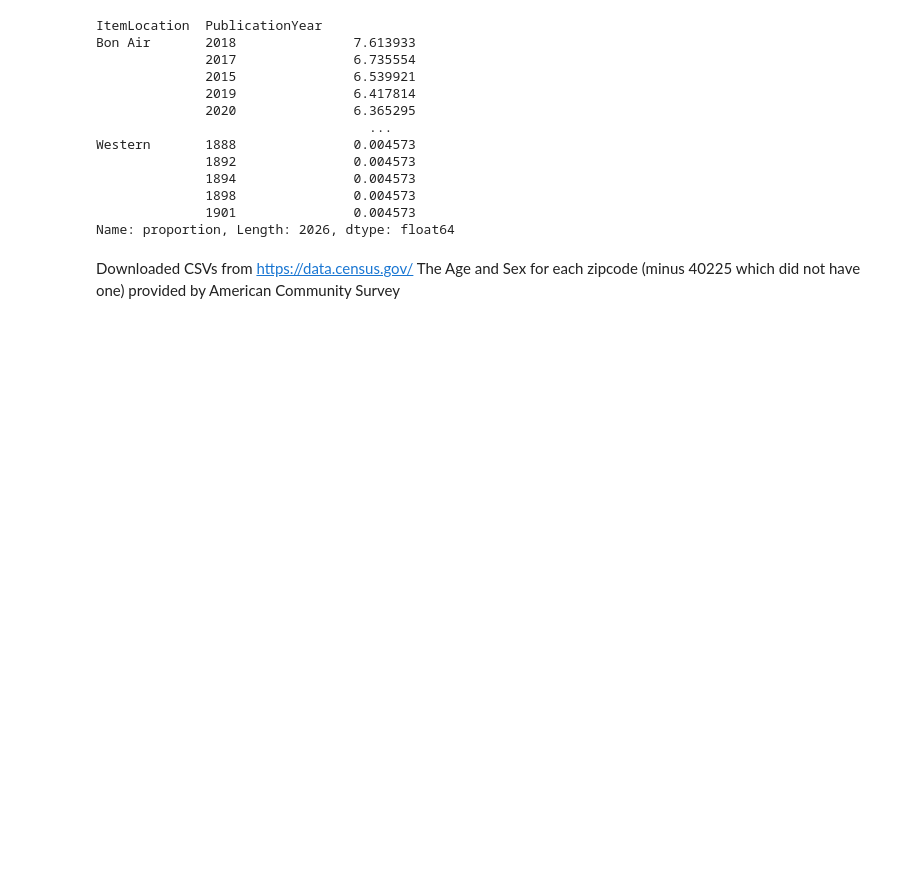
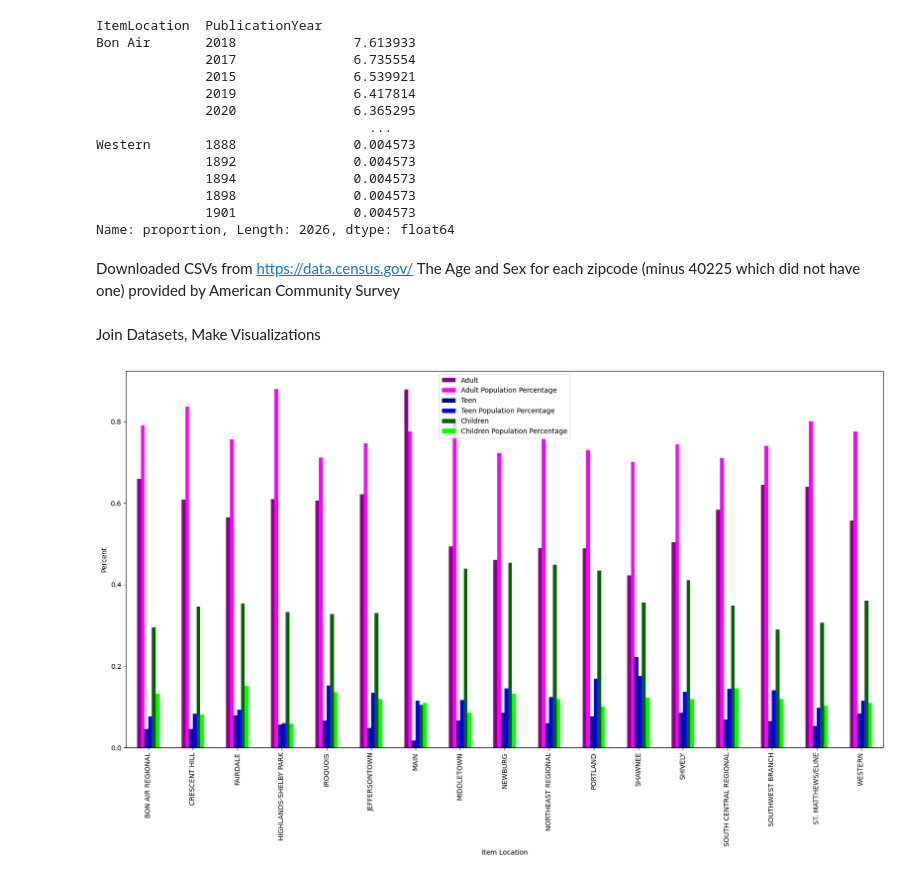
Before and after one commit to NicholasJCampbell/library_comparisons, a Jupyter notebook: Library_Comparisons.ipynb, the cells around one changed output. Drawn from its saved outputs; the diff is of its cells as text; code cells hidden in the pictures; blank space fills up the shorter version.

Commit message:
joined tables and made a bar chart

```diff
--- a/Library_Comparisons.ipynb
+++ b/Library_Comparisons.ipynb
@@ -53,3 +24,12 @@ library_collection = pd.concat([c1, c2, c3, c4, c5, c6, c7, c8, c9, c10, c11, c1
+# %%
+# makes list of file paths
+file_paths = [f'librarycollection/collection_{i}.csv' for i in range(1, 26)]
+
+# Reads data from each file into a DataFrame
+dataframes = [pd.read_csv(file) for file in file_paths]
+
+# Concatenate all DataFrames into one
+library_collection = pd.concat(dataframes, ignore_index=True)
 # %%
 def cleaning_data(library_collection):
     library_collection = library_collection.dropna(subset = ["ItemCollection", "ItemLocation"])
@@ -136,7 +116,7 @@ map_dict = {'Bon Air':'40220', 'Crescent Hill': '40206', 'Fairdale': '40118', 'H
 librarysorted["zipcode"] = librarysorted["ItemLocation"].map(map_dict)
 # %%
 library_by_location = librarysorted[['zipcode','ItemCollection','ItemLocation']].groupby(['ItemLocation']).value_counts(normalize=True).reset_index(name='Percent')
-library_by_location['Percent'] = library_by_location['Percent']
+library_by_location['Percent'] = library_by_location['Percent'] * 100
 # %%
 # separating adult, teen, children by column to work better in tableau
 bon_air = library_by_location[0:3]
@@ -908,9 +952,9 @@ def getting_percentages(x):
     x['Total Estimate'] = x['Total Estimate'].str.replace(',', '', regex=False)
     x['Total Estimate'] = x['Total Estimate'].fillna(0)
     x['Total Estimate'] = x['Total Estimate'].astype(float)
-    x['Children Population Percentage'] = ((x.iloc[2, 1] + x.iloc[3, 1]) / x.iloc[0, 1])
-    x['Teen Population Percentage'] = ((x.iloc[4, 1] + x.iloc[5, 1]) / x.iloc[0, 1])
-    x['Adult Population Percentage'] = ((x.iloc[6, 1] + x.iloc[7, 1] + x.iloc[8, 1] + x.iloc[9, 1] + x.iloc[10, 1] + x.iloc[11, 1] + x.iloc[12, 1] + x.iloc[13, 1] + x.iloc[14, 1] + x.iloc[15, 1] + x.iloc[16, 1] + x.iloc[17, 1] + x.iloc[18, 1] + x.iloc[19, 1]) / x.iloc[0, 1])
+    x['Children Population Percentage'] = ((x.iloc[2, 1] + x.iloc[3, 1]) / x.iloc[0, 1]) * 100
+    x['Teen Population Percentage'] = ((x.iloc[4, 1] + x.iloc[5, 1]) / x.iloc[0, 1]) * 100
+    x['Adult Population Percentage'] = ((x.iloc[6, 1] + x.iloc[7, 1] + x.iloc[8, 1] + x.iloc[9, 1] + x.iloc[10, 1] + x.iloc[11, 1] + x.iloc[12, 1] + x.iloc[13, 1] + x.iloc[14, 1] + x.iloc[15, 1] + x.iloc[16, 1] + x.iloc[17, 1] + x.iloc[18, 1] + x.iloc[19, 1]) / x.iloc[0, 1]) *100
     x.drop(['Total Estimate', 'Percent Estimate', 'Label (Grouping)'], axis=1, inplace=True)
     x.drop(x.index[1:20], inplace=True)
     return(x)
@@ -965,0 +1007,13 @@ zipcodes_combined.to_csv("zipcodes_combined.csv")
+# %% [markdown]
+Join Datasets, Make Visualizations
+# %%
+joined = pd.merge(libraries_fixed, zipcodes_combined, on='zipcode', how='left')
+joined_reordered = joined[['ItemLocation', 'zipcode', 'Adult', 'Adult Population Percentage', 'Teen', 'Teen Population Percentage', 'Children', 'Children Population Percentage']]
+# %%
+colors = ['darkmagenta', 'magenta', 'darkblue', 'blue', 'darkgreen', 'lime']
+joined_reordered.plot(x='ItemLocation', kind="bar", color=colors, figsize=(20, 10))
+plt.xlabel('Item Location')
+plt.ylabel('Percent')
+plt.show()
+# %% [output]
+[figure, added]
```
Also changed, not shown: parts of 6 cells of this notebook.
